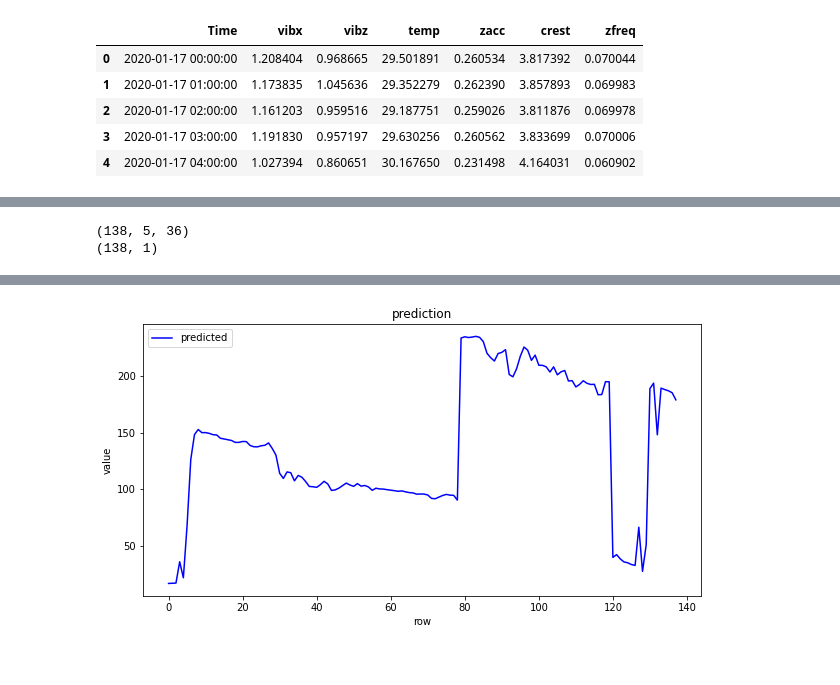
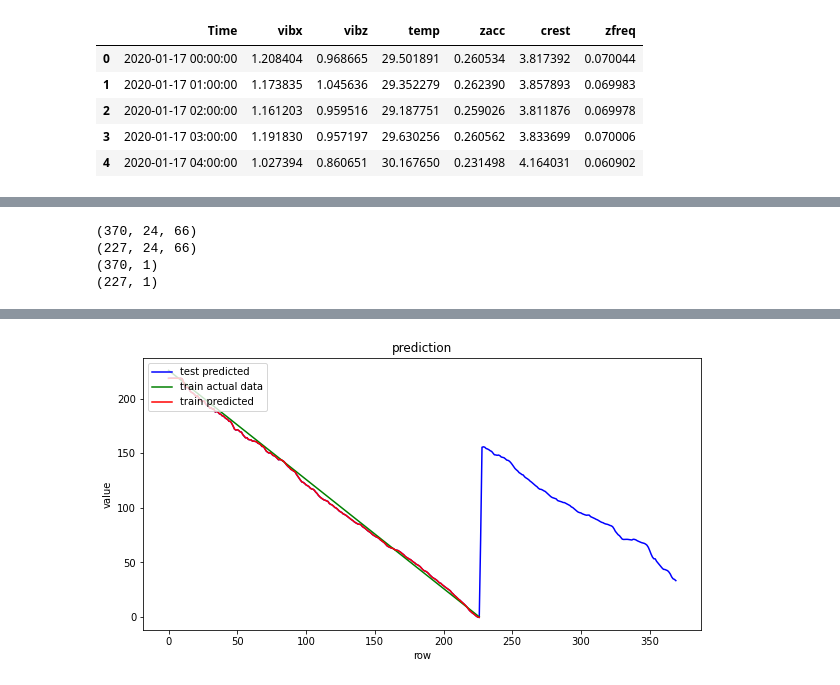
Before and after one commit to MustafaBozkurt84/predictive-maintanance-LSTM, a Jupyter notebook: Lstm_Predictive_maintenance_regression.ipynb, the cells around one changed output, grey strips where cells are left out. Saved outputs shown, nothing was run; the diff lists cells and outputs as text; code cells hidden in the pictures.

```diff
--- a/Lstm_Predictive_maintenance_regression.ipynb
+++ b/Lstm_Predictive_maintenance_regression.ipynb
@@ -96,14 +88,15 @@ Index(['vibx', 'vibz', 'temp', 'zacc', 'crest', 'zfreq'], dtype='object')
 # %%
 fail_time =df[df["Time"]=="2020-01-27 14:00:00"].index[0]
 # %%
-df["rul"]=[254-i for i in df.index]
+df["rul"]=[fail_time-i for i in df.index]
 # %%
 train_df=df[df["Time"]<="2020-01-27 14:00:00"]
 test_df = df[df["Time"]>"2020-01-27 16:00:00"]
 # %%
 # MinMax normalization (from 0 to 1)
 
-cols_normalize = df.columns[1:7]
+cols_normalize = df.columns[1:-1]
+
 min_max_scaler = preprocessing.MinMaxScaler(feature_range=(0,1))
 norm_train_df = pd.DataFrame(min_max_scaler.fit_transform(train_df[cols_normalize]),
                              columns=cols_normalize,
@@ -112,7 +105,7 @@ join_df = train_df[train_df.columns.difference(cols_normalize)].join(norm_train_
 train_df = join_df.reindex(columns = train_df.columns)
 
 #Test
-cols_normalize = df.columns[1:7]
+
 
 norm_test_df = pd.DataFrame(min_max_scaler.transform(test_df[cols_normalize]),
                             columns=cols_normalize,
@@ -155,6 +148,6 @@ test_df
 # %%
 # pick  window size
-sequence_length = 5
+sequence_length = 24
 
 # function to reshape features into (samples, time steps, features)
 
@@ -330,25 +323,33 @@ test_set.to_csv('submit_train.csv', index = None)
 # %%
 # pick the feature columns
-
+test_df = pd.concat([train_df,test_df],axis=0)
 sequence_cols=test_df.columns.difference(["rul","Time"])
 
 # generator for the sequences
 #seq_gen=(list(gen_sequence(train_df[train_df.index==id], sequence_length, sequence_cols))  for id in train_df.index)
 seq_gen = list(list(gen_sequence(test_df, sequence_length, sequence_cols)))
-
+seq_gen1 = list(list(gen_sequence(train_df, sequence_length, sequence_cols)))
 
 # generate sequences and convert to numpy array
 seq_array = np.concatenate(list(seq_gen)).astype(np.float32)
-
+seq_array1 = np.concatenate(list(seq_gen1)).astype(np.float32)
 seq_array_test_last=np.reshape(seq_array, (len(seq_gen),sequence_length,len(sequence_cols)))
+seq_array_test_last1=np.reshape(seq_array1, (len(seq_gen1),sequence_length,len(sequence_cols)))
 print(seq_array_test_last.shape)
+print(seq_array_test_last1.shape)
 # generate labels
 label_gen = [gen_labels(test_df, sequence_length, ['rul'])]
 label_array_test_last = np.concatenate(label_gen).astype(np.float32)
 print(label_array_test_last.shape)
+# generate labels
+label_gen1 = [gen_labels(train_df, sequence_length, ['rul'])]
+label_array_test_last1 = np.concatenate(label_gen1).astype(np.float32)
+print(label_array_test_last1.shape)
 # %% [output]
-(138, 5, 36)
-(138, 1)
+(370, 24, 66)
+(227, 24, 66)
+(370, 1)
+(227, 1)
 # %%
 
 
@@ -363,6 +364,8 @@ if os.path.isfile(model_path):
 
     y_pred_test = estimator.predict(seq_array_test_last)
     y_true_test = label_array_test_last
+    y_pred_train = estimator.predict(seq_array_test_last1)
+    y_true_train = label_array_test_last1
 
     test_set = pd.DataFrame(y_pred_test)
     test_set.to_csv('submit_test.csv', index = None)
@@ -371,11 +374,12 @@ if os.path.isfile(model_path):
     # actual data to verify visually the accuracy of the model.
     fig_verify = plt.figure(figsize=(10, 5))
     plt.plot(y_pred_test, color="blue")
-    #plt.plot(y_true_test, color="green")
+    plt.plot(y_true_train, color="green")
+    plt.plot(y_pred_train,color="red")
     plt.title('prediction')
     plt.ylabel('value')
     plt.xlabel('row')
-    plt.legend(['predicted', 'actual data'], loc='upper left')
+    plt.legend(['test predicted', 'train actual data',"train predicted"], loc='upper left')
     plt.show()
     fig_verify.savefig("model_regression_verify.png")
 # %% [output]
@@ -383 +386 @@ WARNING:tensorflow:5 out of the last 15 calls to <function Model.make_predict_fu
-[figure, old version]
+[figure, new version]
```
Also changed, not shown: parts of 13 cells of this notebook.
